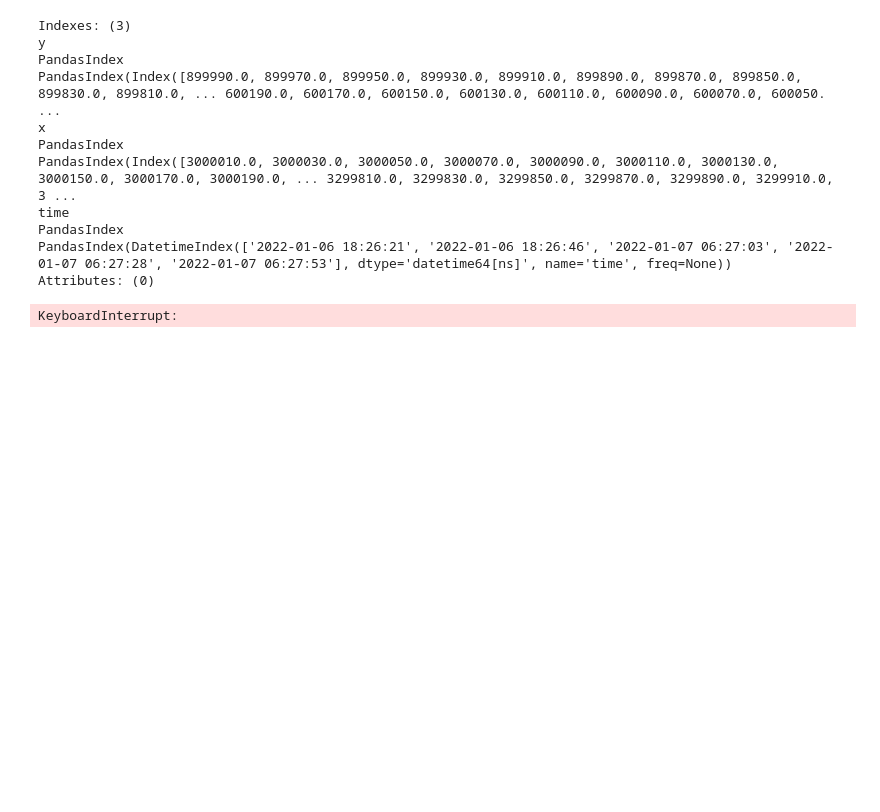
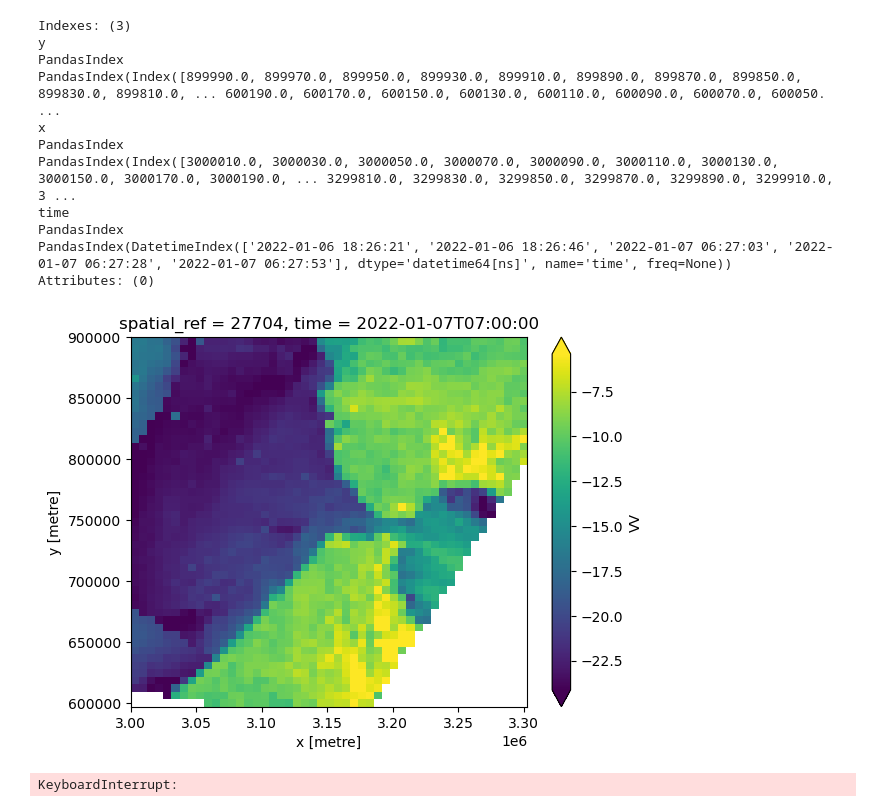
Before and after one commit to wagnerjoseph/Sentinel1-ASCAT-fusion, a Jupyter notebook: notebooks/create-s1-zarr-dataset.ipynb, the cells around one changed output. Drawn from its saved outputs; the diff is of its cells as text; code cells hidden in the pictures; blank space fills up the shorter version.

```diff
--- a/notebooks/create-s1-zarr-dataset.ipynb
+++ b/notebooks/create-s1-zarr-dataset.ipynb
@@ -269,8 +271,8 @@ crs = "EPSG:27704"
 
 chunks = {"time": 1, "y": 15000, "x": 15000}
 sig0_dc = odc_stac.load(
-    items_crs_europe,
-    #european_tiles['E033N015T3'],
+    european_tiles['E030N006T3'],
+    resolution=20, # errror if not set
     crs=crs,
     chunks=chunks,
 )
@@ -279,7 +281,6 @@ nodata = items_eodc[0].assets["VV"].extra_fields["raster:bands"][0]["nodata"]
 scale = items_eodc[0].assets["VV"].extra_fields["raster:bands"][0]["scale"]
 
 sig0_dc = sig0_dc.where(sig0_dc != nodata) / scale
-sig0_dc_clipped = sig0_dc.rio.clip(gdf_eu.geometry, drop=True) # solve the cliping (go to the github repo)
 
 sig0_dc
 # %% [output]
@@ -333,3 +334,8 @@ sig_dc_linear_6km_filled = sig0_dc_linear_6km.ffill(dim="time")
 
 # Convert back to dB
 sig_dc_6km = 10 * np.log10(sig_dc_linear_6km_filled)
+# %%
+sig_dc_6km.VV.isel(time=1).plot.imshow(robust=True)
+plt.show()
+# %% [output]
+[figure, added]
```
Also changed, not shown: parts of 12 cells of this notebook.
